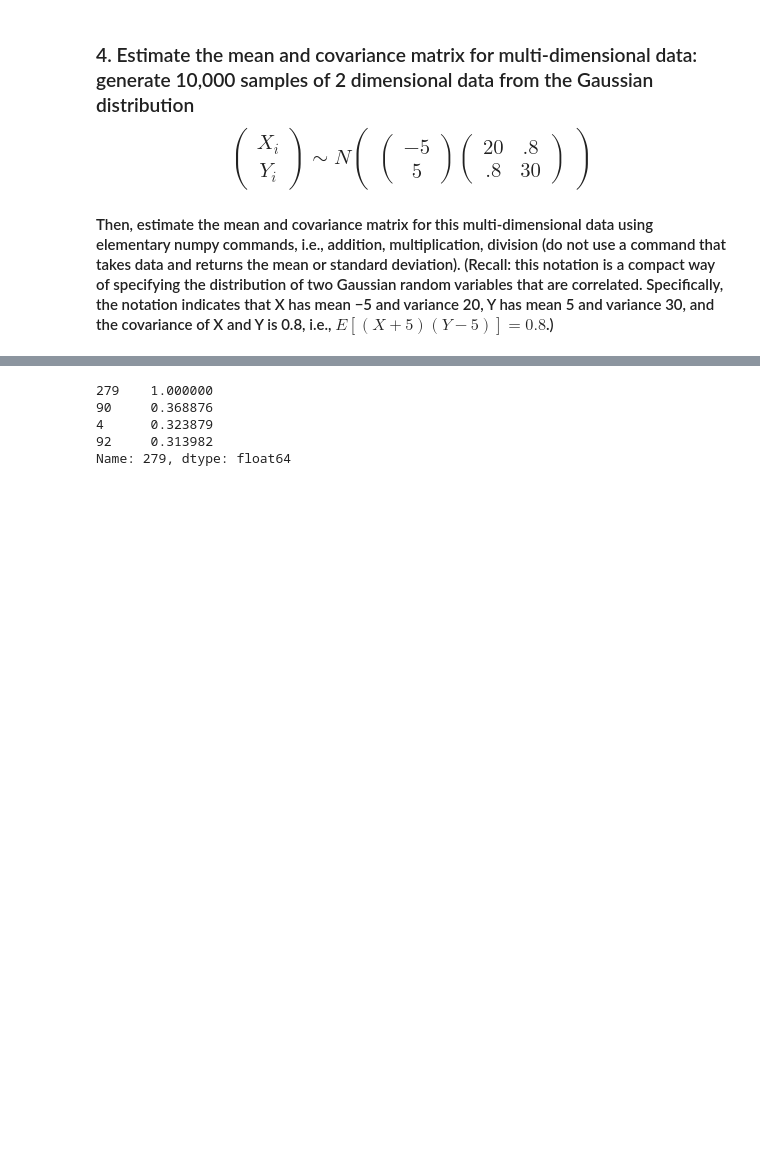
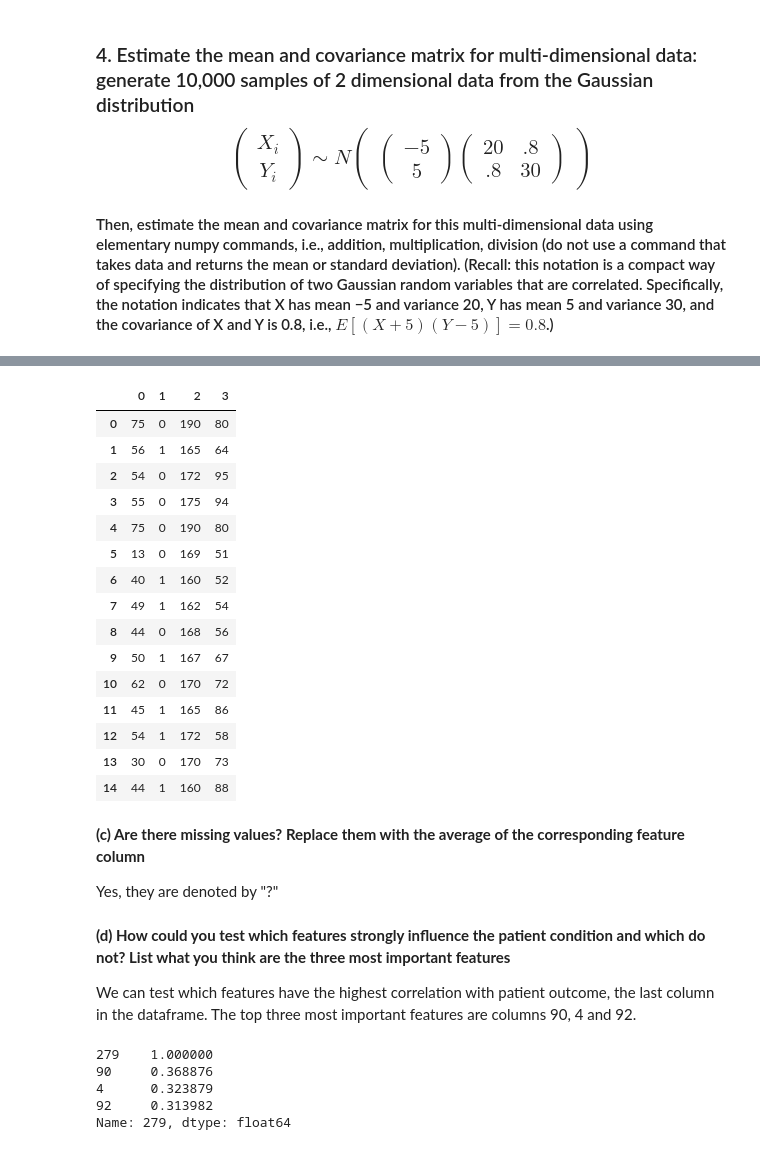
Before and after one commit to smitches/Business-Data-Science, a Jupyter notebook: HW1/HW1.ipynb, the cells around one changed output, grey strips where cells are left out. Drawn from its saved outputs; the diff is of its cells as text; code cells hidden in the pictures; blank space fills up the shorter version.

```diff
--- a/HW1/HW1.ipynb
+++ b/HW1/HW1.ipynb
@@ -223,3 +181,26 @@ df
+# %%
+df.iloc[:15,:4]
+# %% [output]
+|  | 0 | 1 | 2 | 3 |
+| 0 | 75 | 0 | 190 | 80 |
+| 1 | 56 | 1 | 165 | 64 |
+| 2 | 54 | 0 | 172 | 95 |
+| 3 | 55 | 0 | 175 | 94 |
+| 4 | 75 | 0 | 190 | 80 |
+| 5 | 13 | 0 | 169 | 51 |
+| 6 | 40 | 1 | 160 | 52 |
+| 7 | 49 | 1 | 162 | 54 |
+| 8 | 44 | 0 | 168 | 56 |
+| 9 | 50 | 1 | 167 | 67 |
+| 10 | 62 | 0 | 170 | 72 |
+| 11 | 45 | 1 | 165 | 86 |
+| 12 | 54 | 1 | 172 | 58 |
+| 13 | 30 | 0 | 170 | 73 |
+| 14 | 44 | 1 | 160 | 88 |
+# %% [markdown]
+**(c) Are there missing values? Replace them with the average of the corresponding feature column**
+
+Yes, they are denoted by "?"
 # %%
 # Part C
 df.replace('?',np.nan, inplace=True)
@@ -228,6 +209,10 @@ df.replace('?',np.nan, inplace=True)
 df_missing = df.dropna(how = 'any')
 df_mean = df_missing.mean(axis = 0)
 df.fillna(df_mean, inplace = True)
+# %% [markdown]
+**(d) How could you test which features strongly influence the patient condition and which do not? List what you think are the three most important features**
+
+We can test which features have the highest correlation with patient outcome, the last column in the dataframe. The top three most important features are columns 90, 4 and 92.
 # %%
 # Part D
 corr_matrix = df.corr()
```
Also changed, not shown: parts of 24 cells of this notebook.
